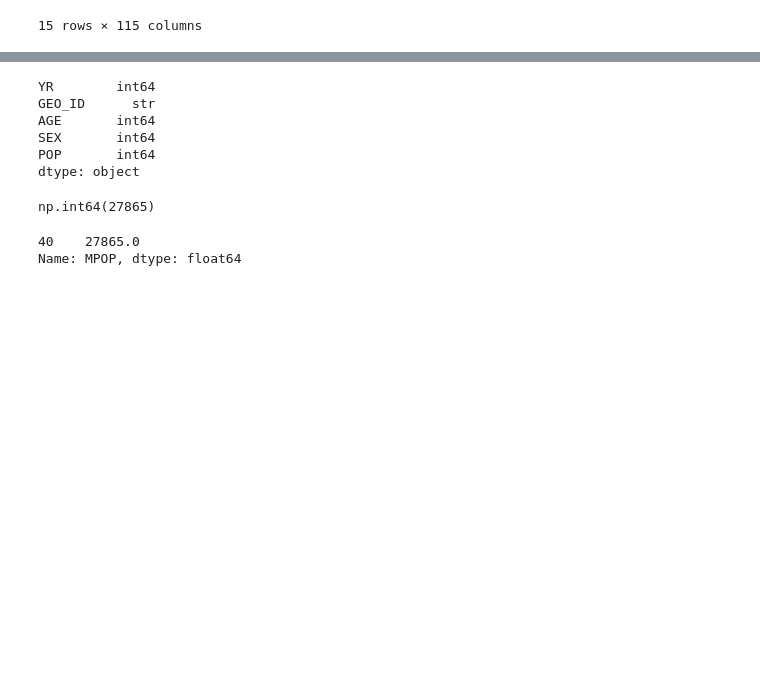
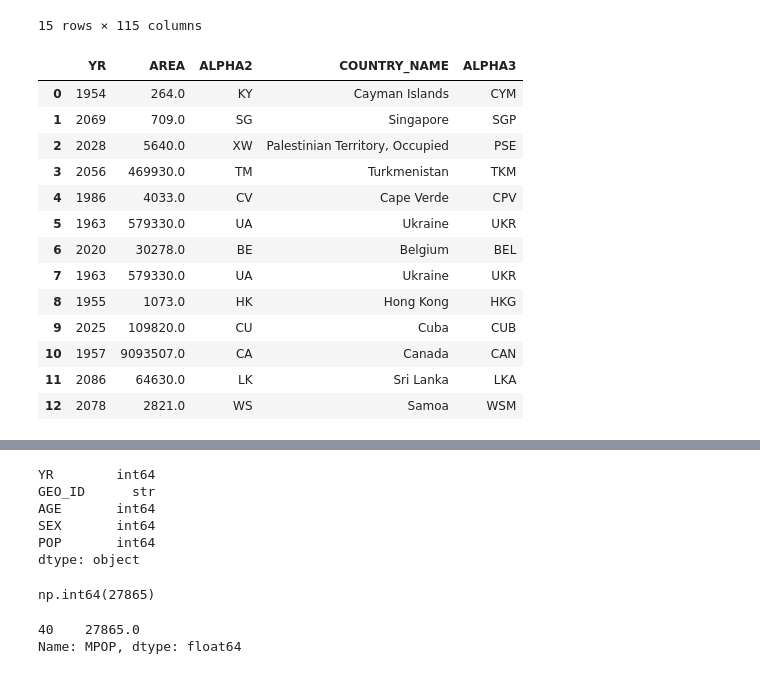
Before and after one commit to Flx232/Census-Dashboard, a Jupyter notebook: exploratory.ipynb, the cells around one changed output, grey strips where cells are left out. Saved outputs shown, nothing was run; the diff lists cells and outputs as text; code cells hidden in the pictures; blank space fills up the shorter version.

```diff
--- a/exploratory.ipynb
+++ b/exploratory.ipynb
@@ -12,7 +29,8 @@ dup_id = country_id['GEO_ID'].sample(1, random_state=100).iloc[0]
 print(dup_id)
 dup_rows = country_id[country_id['GEO_ID'] == dup_id].sample(1, random_state=69)
 mock = pd.concat([country_id, region_id, dup_rows])
-mock.sample(frac=1, random_state=60).reset_index(drop=True)
+mock_sample = mock.sample(frac=1, random_state=60).reset_index(drop=True)
+mock_sample
 # %% [output]
 W140000WOUA
 |  | YR | GEO_ID | AREA_KM2 | ASFR15_19 | ASFR20_24 | ASFR25_29 | ASFR30_34 | ASFR35_39 | ASFR40_44 | ... |
@@ -32,3 +50,5 @@ W140000WOUA
 | 13 | 2078 | W140000WOWS | 2821.0 | 15.8 | 66.3 | 106.2 | 105.5 | 55.0 | 14.9 | ... |
 | 14 | 2018 | W500000WODO020009 | NaN | NaN | NaN | NaN | NaN | NaN | NaN | ... |
 15 rows × 115 columns
+# %%
+cc_cn = pd.read_csv('data/countries_codes_and_coordinates.csv')
@@ -34,0 +58,33 @@ W140000WOUA
+# %%
+geo_code = mock_sample[['YR', 'GEO_ID', 'AREA_KM2']]
+nation_code = geo_code[geo_code['GEO_ID'].str[0:3] == 'W14'].reset_index(drop=True)
+nation_code = nation_code.copy()
+nation_code['ALPHA2'] = nation_code['GEO_ID'].str[9:11]
+df = nation_code
+cc_cn.replace(r'"', '', regex=True, inplace=True)
+cc_cn['Country'] = cc_cn['Country'].str.strip()
+cc_cn['Alpha-2 code'] = cc_cn['Alpha-2 code'].str.strip()
+cc_cn['Alpha-3 code'] = cc_cn['Alpha-3 code'].str.strip()
+alpha2_country_map = cc_cn[['Alpha-2 code', 'Country']].set_index('Alpha-2 code')
+df['COUNTRY_NAME'] = df['ALPHA2'].map(alpha2_country_map.to_dict()['Country'])
+df['COUNTRY_NAME'] = df['COUNTRY_NAME'].fillna('Palestinian Territory, Occupied')
+country_alpha_3_map = cc_cn[['Country', 'Alpha-3 code']].set_index('Country')
+df['ALPHA3'] =df['COUNTRY_NAME'].map(country_alpha_3_map.to_dict()['Alpha-3 code'])
+df = df.drop('GEO_ID', axis=1)
+mock_country = rename_column(df, ['AREA_KM2'], ['AREA'])
+mock_country
+# %% [output]
+|  | YR | AREA | ALPHA2 | COUNTRY_NAME | ALPHA3 |
+| 0 | 1954 | 264.0 | KY | Cayman Islands | CYM |
+| 1 | 2069 | 709.0 | SG | Singapore | SGP |
+| 2 | 2028 | 5640.0 | XW | Palestinian Territory, Occupied | PSE |
+| 3 | 2056 | 469930.0 | TM | Turkmenistan | TKM |
+| 4 | 1986 | 4033.0 | CV | Cape Verde | CPV |
+| 5 | 1963 | 579330.0 | UA | Ukraine | UKR |
+| 6 | 2020 | 30278.0 | BE | Belgium | BEL |
+| 7 | 1963 | 579330.0 | UA | Ukraine | UKR |
+| 8 | 1955 | 1073.0 | HK | Hong Kong | HKG |
+| 9 | 2025 | 109820.0 | CU | Cuba | CUB |
+| 10 | 1957 | 9093507.0 | CA | Canada | CAN |
+| 11 | 2086 | 64630.0 | LK | Sri Lanka | LKA |
+| 12 | 2078 | 2821.0 | WS | Samoa | WSM |
```
Also changed, not shown: parts of 31 cells of this notebook, 7 other files.
